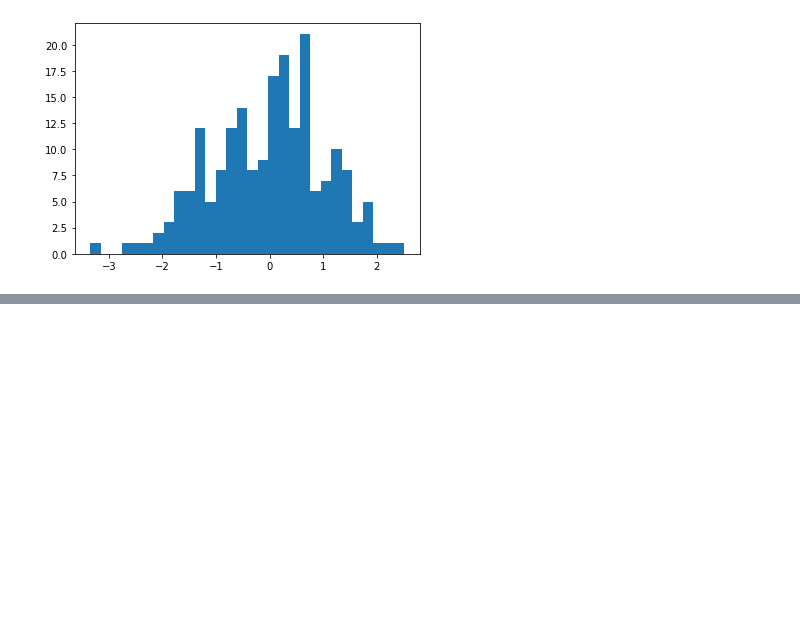
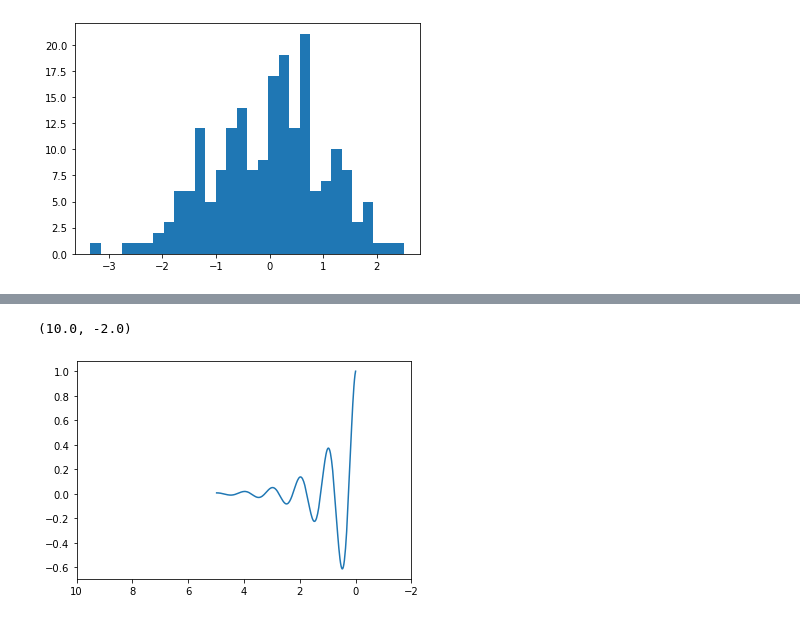
Before and after one commit to hivandu/practise, a Jupyter notebook: analyse/Case-by-case_Python_visualization/ex01.ipynb, the cells around one changed output, grey strips where cells are left out. Cells and saved outputs as stored; diff of their text form; code cells hidden in the pictures; blank space fills up the shorter version.

```diff
--- a/analyse/Case-by-case_Python_visualization/ex01.ipynb
+++ b/analyse/Case-by-case_Python_visualization/ex01.ipynb
@@ -118,0 +150,7 @@ ax.hist(x, bins=30)
+# %%
+fig, ax = plt.subplots()
+ax.plot(x, y)
+ax.set_xlim(10, -2)
+# %% [output]
+(10.0, -2.0)
+[figure, added]
```
Also changed, not shown: parts of 31 cells of this notebook, 1 other file.
